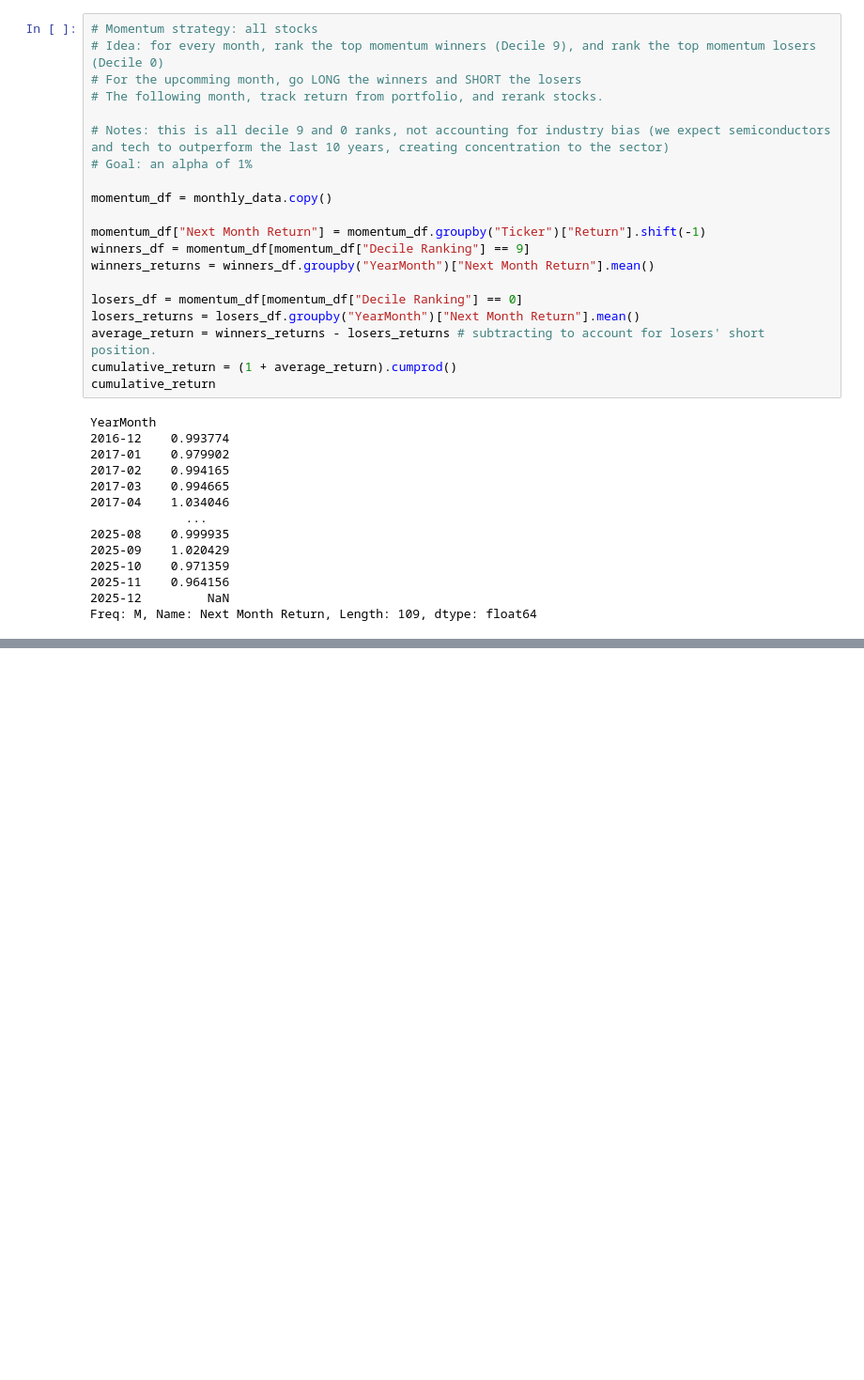
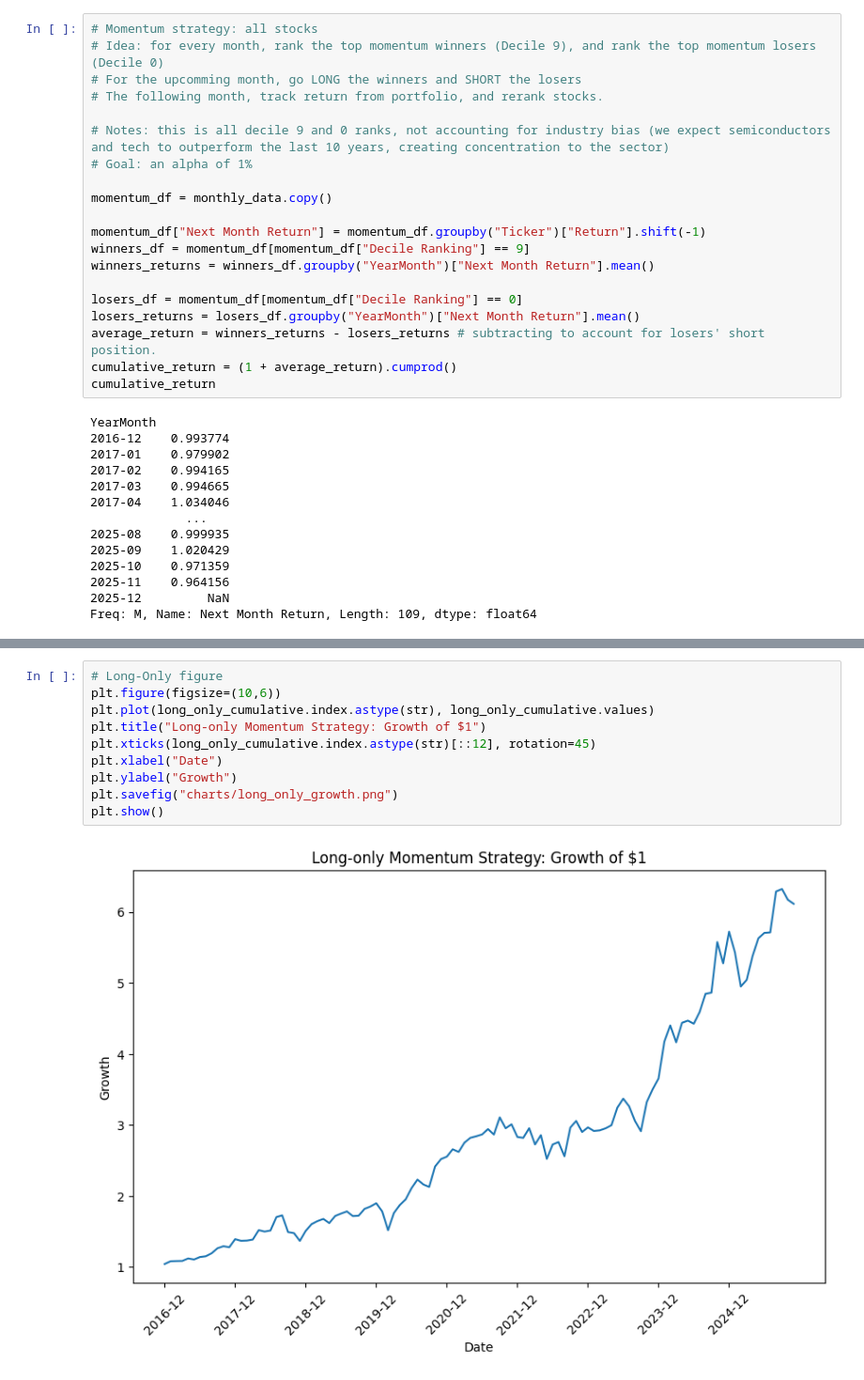
Before and after one commit to Caden-Ramsey/momentum-factor-model, a Jupyter notebook: momentum.ipynb, the cells around one changed output, grey strips where cells are left out. Shown at 94% size. Saved outputs shown, nothing was run; the diff lists cells and outputs as text; blank space fills up the shorter version.

```diff
--- a/momentum.ipynb
+++ b/momentum.ipynb
@@ -253,0 +281,12 @@ Long-Only Max Drawdown: -20.83%
+# %%
+# Long-Only figure
+plt.figure(figsize=(10,6))
+plt.plot(long_only_cumulative.index.astype(str), long_only_cumulative.values)
+plt.title("Long-only Momentum Strategy: Growth of $1")
+plt.xticks(long_only_cumulative.index.astype(str)[::12], rotation=45)
+plt.xlabel("Date")
+plt.ylabel("Growth")
+plt.savefig("charts/long_only_growth.png")
+plt.show()
+# %% [output]
+[figure, added]
```
Also changed, not shown: parts of 7 cells of this notebook, 4 other files.
